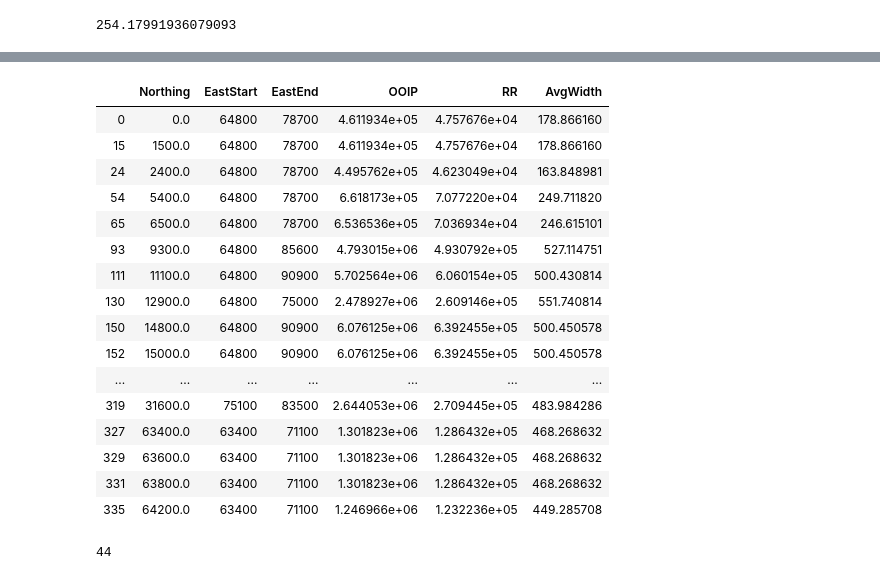
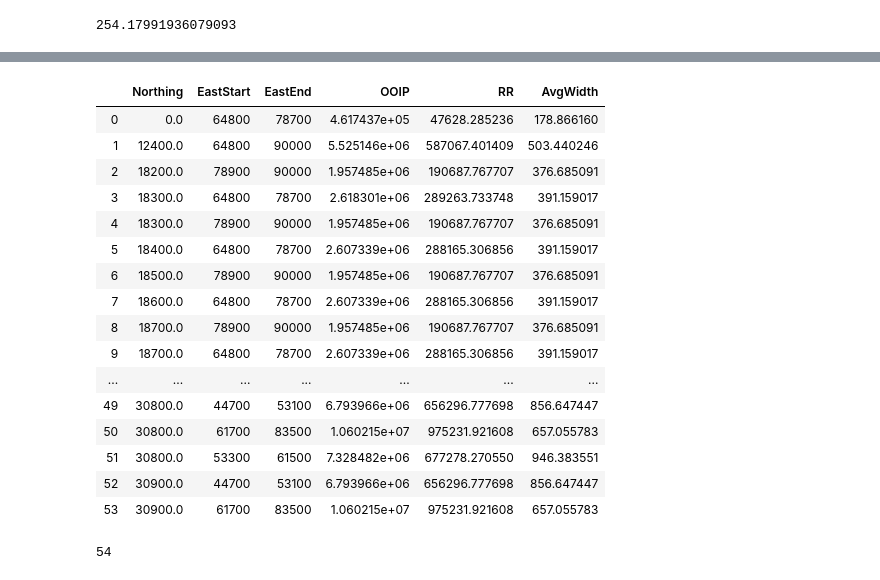
Before and after one commit to fang-helen/Final-Project-FRI, a Jupyter notebook: Final Project FRI.ipynb, the cells around one changed output, grey strips where cells are left out. Drawn from its saved outputs; the diff is of its cells as text; code cells hidden in the pictures.

```diff
--- a/Final Project FRI.ipynb
+++ b/Final Project FRI.ipynb
@@ -941,34 +925,58 @@ ooipPruned
+# %%
+DIFF_CONSTANT = 800
+
+def dropIndex(i1, i2):
+    expectedDiff = widthOfRange[i1]/2+widthOfRange[i2]/2 + DIFF_CONSTANT
+    actualDiff = abs(northingOfRange[i1]-northingOfRange[i2])
+    if expectedDiff > actualDiff:
+        # return the index of entry with smaller ooip
+        ooip1 = ooipOfRange[i1]
+        ooip2 = ooipOfRange[i2]
+        if(ooip1>ooip2):
+            return i2
+        else:
+            return i1
+    # don't need to drop
+    return -1
 # %%
+northingOfRange = ooipPruned['Northing'].values
+eastStartOfRange = ooipPruned['EastStart'].values
+eastEndOfRange = ooipPruned['EastEnd'].values
+ooipOfRange = ooipPruned['OOIP'].values
+widthOfRange = ooipPruned['AvgWidth'].values
+
 # remove the values that are too close together
 index = len(ooipPruned)-1
 while index>0:
-    shouldDrop = dropIndex(index,index-1)
-    if(shouldDrop>0):
-        ooipPruned = ooipPruned.drop(shouldDrop)
+    if (eastStartOfRange[index]>=eastStartOfRange[index-1] and eastEndOfRange[index]<=eastEndOfRange[index-1]) or (eastStartOfRange[index]<=eastStartOfRange[index-1] and eastEndOfRange[index]>=eastEndOfRange[index-1]):
+        shouldDrop = dropIndex(index,index-1)
+        if(shouldDrop>0):
+            ooipPruned = ooipPruned.drop(shouldDrop)
+            ooipPruned.reset_index(inplace=True,drop=True)
     index -= 1
 ooipPruned
 # %% [output]
 |  | Northing | EastStart | EastEnd | OOIP | RR | AvgWidth |
-| 0 | 0.0 | 64800 | 78700 | 4.611934e+05 | 4.757676e+04 | 178.866160 |
-| 15 | 1500.0 | 64800 | 78700 | 4.611934e+05 | 4.757676e+04 | 178.866160 |
-| 24 | 2400.0 | 64800 | 78700 | 4.495762e+05 | 4.623049e+04 | 163.848981 |
-| 54 | 5400.0 | 64800 | 78700 | 6.618173e+05 | 7.077220e+04 | 249.711820 |
-| 65 | 6500.0 | 64800 | 78700 | 6.536536e+05 | 7.036934e+04 | 246.615101 |
-| 93 | 9300.0 | 64800 | 85600 | 4.793015e+06 | 4.930792e+05 | 527.114751 |
-| 111 | 11100.0 | 64800 | 90900 | 5.702564e+06 | 6.060154e+05 | 500.430814 |
-| 130 | 12900.0 | 64800 | 75000 | 2.478927e+06 | 2.609146e+05 | 551.740814 |
-| 150 | 14800.0 | 64800 | 90900 | 6.076125e+06 | 6.392455e+05 | 500.450578 |
-| 152 | 15000.0 | 64800 | 90900 | 6.076125e+06 | 6.392455e+05 | 500.450578 |
+| 0 | 0.0 | 64800 | 78700 | 4.617437e+05 | 47628.285236 | 178.866160 |
+| 1 | 12400.0 | 64800 | 90000 | 5.525146e+06 | 587067.401409 | 503.440246 |
+| 2 | 18200.0 | 78900 | 90000 | 1.957485e+06 | 190687.767707 | 376.685091 |
+| 3 | 18300.0 | 64800 | 78700 | 2.618301e+06 | 289263.733748 | 391.159017 |
+| 4 | 18300.0 | 78900 | 90000 | 1.957485e+06 | 190687.767707 | 376.685091 |
+| 5 | 18400.0 | 64800 | 78700 | 2.607339e+06 | 288165.306856 | 391.159017 |
+| 6 | 18500.0 | 78900 | 90000 | 1.957485e+06 | 190687.767707 | 376.685091 |
+| 7 | 18600.0 | 64800 | 78700 | 2.607339e+06 | 288165.306856 | 391.159017 |
+| 8 | 18700.0 | 78900 | 90000 | 1.957485e+06 | 190687.767707 | 376.685091 |
+| 9 | 18700.0 | 64800 | 78700 | 2.607339e+06 | 288165.306856 | 391.159017 |
 | ... | ... | ... | ... | ... | ... | ... |
-| 319 | 31600.0 | 75100 | 83500 | 2.644053e+06 | 2.709445e+05 | 483.984286 |
-| 327 | 63400.0 | 63400 | 71100 | 1.301823e+06 | 1.286432e+05 | 468.268632 |
-| 329 | 63600.0 | 63400 | 71100 | 1.301823e+06 | 1.286432e+05 | 468.268632 |
-| 331 | 63800.0 | 63400 | 71100 | 1.301823e+06 | 1.286432e+05 | 468.268632 |
-| 335 | 64200.0 | 63400 | 71100 | 1.246966e+06 | 1.232236e+05 | 449.285708 |
+| 49 | 30800.0 | 44700 | 53100 | 6.793966e+06 | 656296.777698 | 856.647447 |
+| 50 | 30800.0 | 61700 | 83500 | 1.060215e+07 | 975231.921608 | 657.055783 |
+| 51 | 30800.0 | 53300 | 61500 | 7.328482e+06 | 677278.270550 | 946.383551 |
+| 52 | 30900.0 | 44700 | 53100 | 6.793966e+06 | 656296.777698 | 856.647447 |
+| 53 | 30900.0 | 61700 | 83500 | 1.060215e+07 | 975231.921608 | 657.055783 |
 # %%
 len(ooipPruned)
 # %% [output]
-44
+54
 # %%
 ooipPruned.sort_values('RR',ascending=False,inplace=True)
 ooipPruned.reset_index(drop=True,inplace = True)
```
Also changed, not shown: parts of 18 cells of this notebook.
